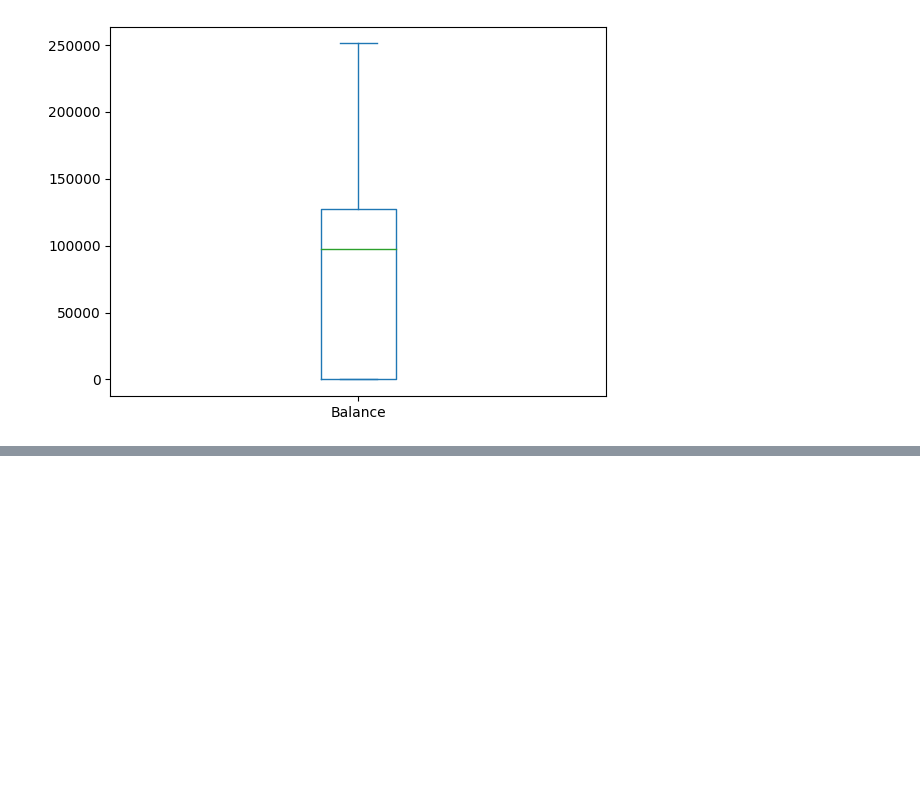
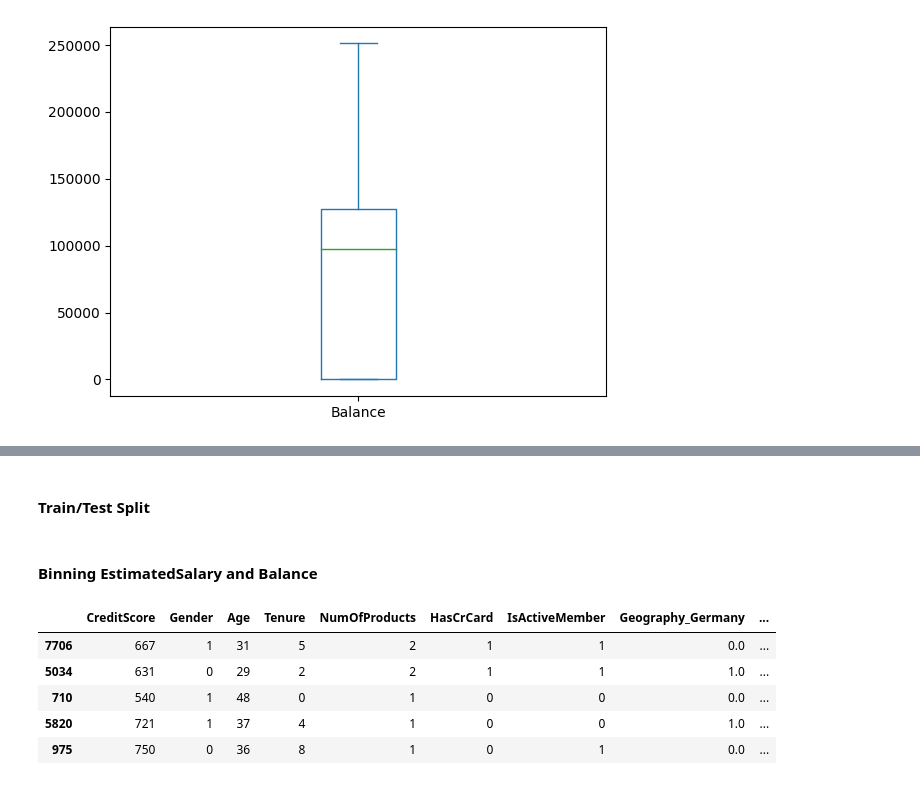
Before and after one commit to PeterKahenya/ADSGIT, a Jupyter notebook: churn/churn_analysis.ipynb, the cells around one changed output, grey strips where cells are left out. Cells and saved outputs as stored; diff of their text form; code cells hidden in the pictures; blank space fills up the shorter version.

```diff
--- a/churn/churn_analysis.ipynb
+++ b/churn/churn_analysis.ipynb
@@ -297,0 +321,40 @@ memory usage: 1.1+ MB
+# %% [markdown]
+#### Train/Test Split
+# %%
+from sklearn.model_selection import train_test_split
+
+y_a = churn_data['Exited']
+x_a = churn_data.drop(columns=['Exited'])
+x_a_train, x_a_test, y_a_train, y_a_test = train_test_split(x_a, y_a, test_size=0.3, random_state=1, stratify=y_a)
+# %% [markdown]
+#### Binning EstimatedSalary and Balance
+# %%
+x_a_train['Balance_Binned'] = pd.qcut(x_a_train.Balance, q=[0, .25, .50, .75, 1],duplicates='drop')
+x_a_train['EstimatedSalary_Binned'] = pd.qcut(x_a_train.EstimatedSalary, q=[0, .25, .50, .75, 1],duplicates='drop')
+
+x_a_train.drop(columns=['Balance', 'EstimatedSalary'], inplace=True)
+
+x_a_train['Balance'] = le.fit_transform(x_a_train['Balance_Binned'])
+x_a_train['EstimatedSalary'] = le.fit_transform(x_a_train['EstimatedSalary_Binned'])
+x_a_train.drop(columns=['Balance_Binned', 'EstimatedSalary_Binned'], inplace=True)
+
+
+# Test data
+x_a_test['Balance_Binned'] = pd.qcut(x_a_test.Balance, q=[0, .25, .50, .75, 1],duplicates='drop')
+x_a_test['EstimatedSalary_Binned'] = pd.qcut(x_a_test.EstimatedSalary, q=[0, .25, .50, .75, 1],duplicates='drop')
+
+x_a_test.drop(columns=['Balance', 'EstimatedSalary'], inplace=True)
+
+x_a_test['Balance'] = le.fit_transform(x_a_test['Balance_Binned'])
+x_a_test['EstimatedSalary'] = le.fit_transform(x_a_test['EstimatedSalary_Binned'])
+
+x_a_test.drop(columns=['Balance_Binned', 'EstimatedSalary_Binned'], inplace=True)
+# %%
+x_a_train.head()
+# %% [output]
+|  | CreditScore | Gender | Age | Tenure | NumOfProducts | HasCrCard | IsActiveMember | Geography_Germany | ... |
+| 7706 | 667 | 1 | 31 | 5 | 2 | 1 | 1 | 0.0 | ... |
+| 5034 | 631 | 0 | 29 | 2 | 2 | 1 | 1 | 1.0 | ... |
+| 710 | 540 | 1 | 48 | 0 | 1 | 0 | 0 | 0.0 | ... |
+| 5820 | 721 | 1 | 37 | 4 | 1 | 0 | 0 | 1.0 | ... |
+| 975 | 750 | 0 | 36 | 8 | 1 | 0 | 1 | 0.0 | ... |
```
Also changed, not shown: parts of 22 cells of this notebook.
